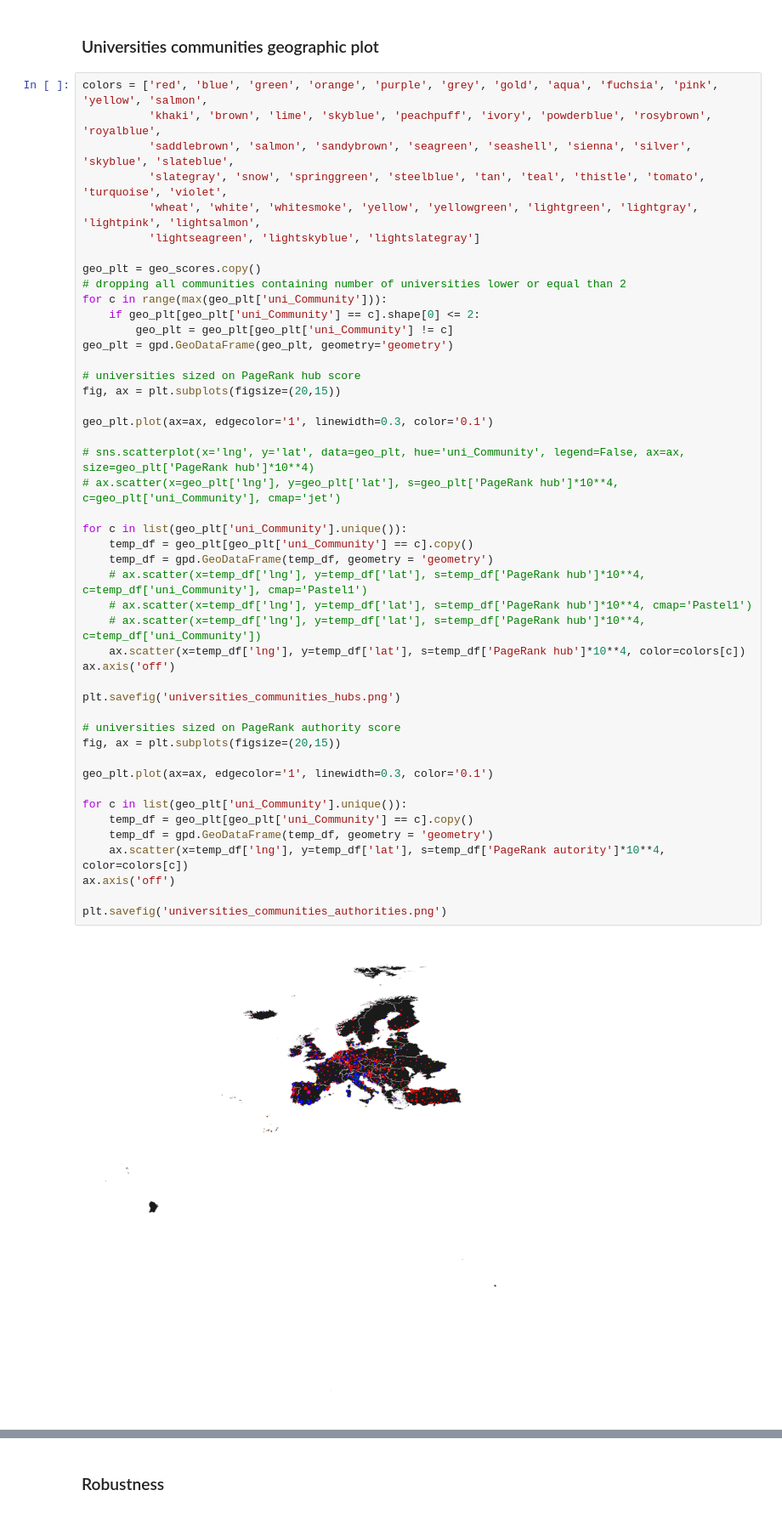
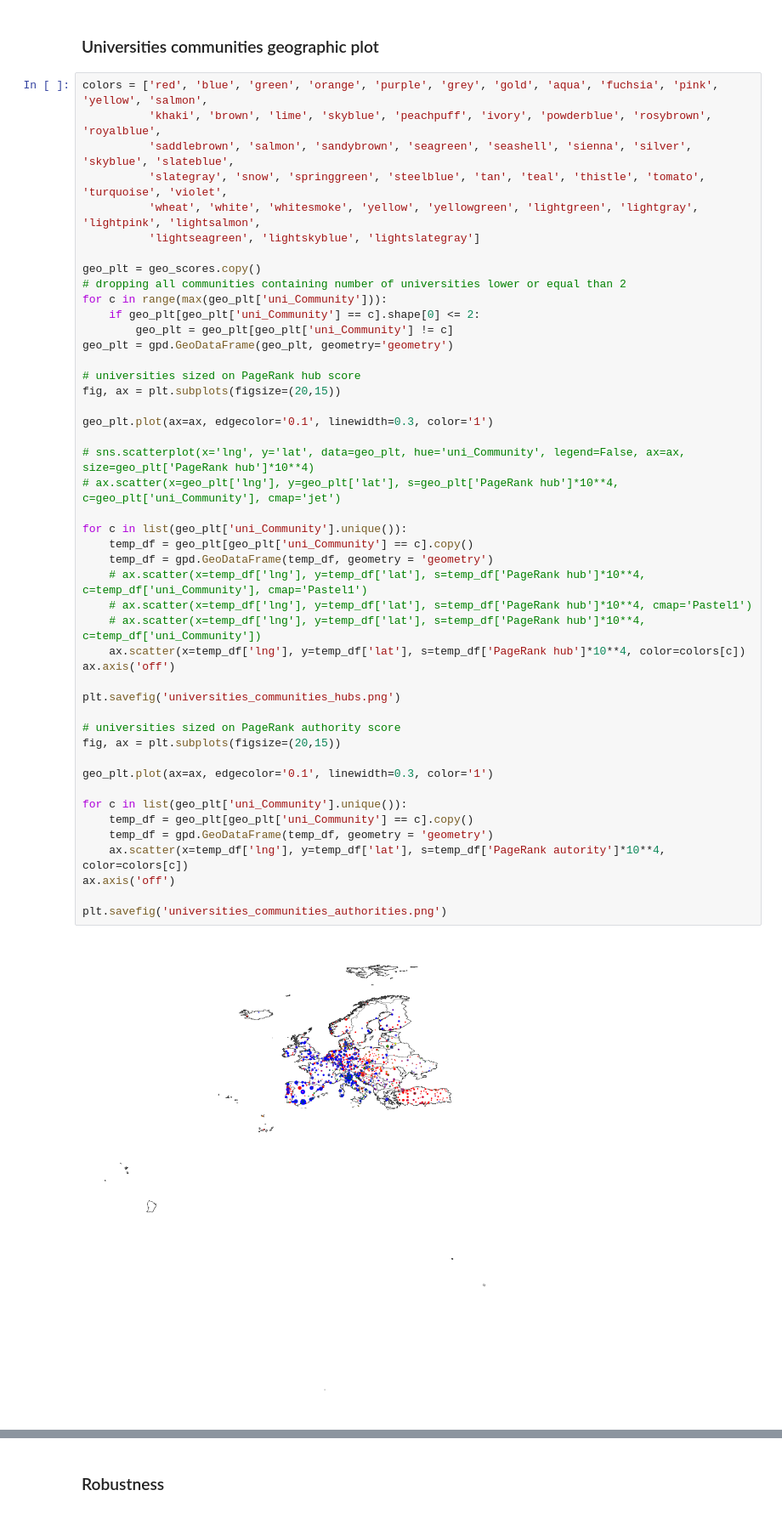
Before and after one commit to FilippoBragato/ErasmusMobilityStudy, a Jupyter notebook: ErasmusForStudy_Network(old).ipynb, the cells around one changed output, grey strips where cells are left out. Shown at 85% size. Drawn from its saved outputs; the diff is of its cells as text.

```diff
--- a/ErasmusForStudy_Network(old).ipynb
+++ b/ErasmusForStudy_Network(old).ipynb
@@ -838,33 +835,33 @@ geo_plt = gpd.GeoDataFrame(geo_plt, geometry='geometry')
 # universities sized on PageRank hub score
 fig, ax = plt.subplots(figsize=(20,15))
 
-geo_plt.plot(ax=ax, edgecolor='1', linewidth=0.3, color='0.1')
+geo_plt.plot(ax=ax, edgecolor='0.1', linewidth=0.3, color='1')
 
 # sns.scatterplot(x='lng', y='lat', data=geo_plt, hue='uni_Community', legend=False, ax=ax, size=geo_plt['PageRank hub']*10**4)
 # ax.scatter(x=geo_plt['lng'], y=geo_plt['lat'], s=geo_plt['PageRank hub']*10**4, c=geo_plt['uni_Community'], cmap='jet')
 
 for c in list(geo_plt['uni_Community'].unique()):
     temp_df = geo_plt[geo_plt['uni_Community'] == c].copy()
     temp_df = gpd.GeoDataFrame(temp_df, geometry = 'geometry')
     # ax.scatter(x=temp_df['lng'], y=temp_df['lat'], s=temp_df['PageRank hub']*10**4, c=temp_df['uni_Community'], cmap='Pastel1')
     # ax.scatter(x=temp_df['lng'], y=temp_df['lat'], s=temp_df['PageRank hub']*10**4, cmap='Pastel1')
     # ax.scatter(x=temp_df['lng'], y=temp_df['lat'], s=temp_df['PageRank hub']*10**4, c=temp_df['uni_Community'])
     ax.scatter(x=temp_df['lng'], y=temp_df['lat'], s=temp_df['PageRank hub']*10**4, color=colors[c])
 ax.axis('off')
 
 plt.savefig('universities_communities_hubs.png')
 
 # universities sized on PageRank authority score
 fig, ax = plt.subplots(figsize=(20,15))
 
-geo_plt.plot(ax=ax, edgecolor='1', linewidth=0.3, color='0.1')
+geo_plt.plot(ax=ax, edgecolor='0.1', linewidth=0.3, color='1')
 
 for c in list(geo_plt['uni_Community'].unique()):
     temp_df = geo_plt[geo_plt['uni_Community'] == c].copy()
     temp_df = gpd.GeoDataFrame(temp_df, geometry = 'geometry')
     ax.scatter(x=temp_df['lng'], y=temp_df['lat'], s=temp_df['PageRank autority']*10**4, color=colors[c])
 ax.axis('off')
 
 plt.savefig('universities_communities_authorities.png')
 # %% [output]
-[figure, old version]
+[figure, new version]
```
Also changed, not shown: parts of 12 cells of this notebook.
